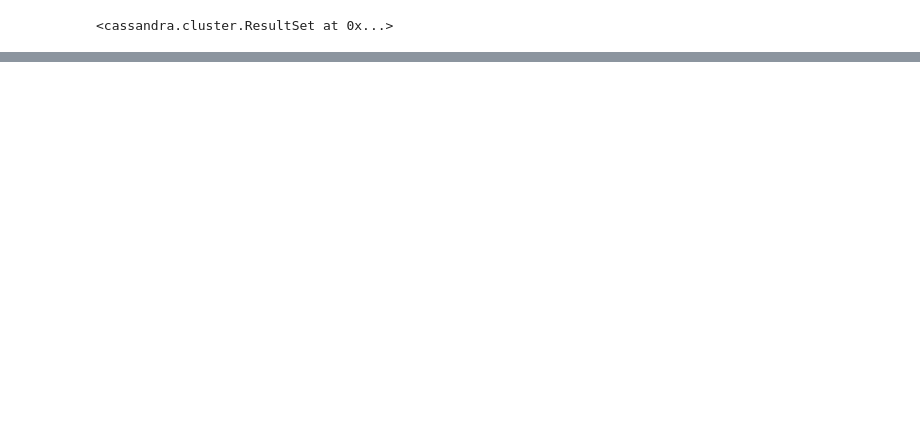
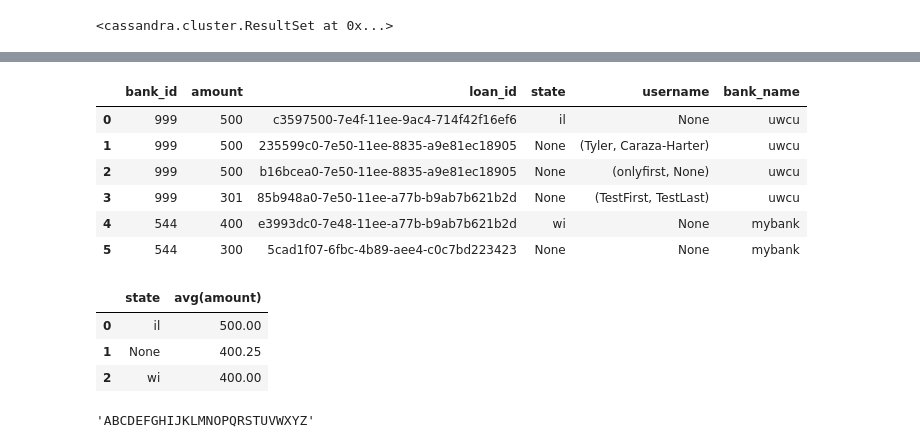
Before and after one commit to cs544-wisc/f23, a Jupyter notebook: lec/27-cassandra/1/demo/nb/demo.ipynb, the cells around one changed output, grey strips where cells are left out. Drawn from its saved outputs; the diff is of its cells as text; code cells hidden in the pictures; blank space fills up the shorter version.

```diff
--- a/lec/27-cassandra/1/demo/nb/demo.ipynb
+++ b/lec/27-cassandra/1/demo/nb/demo.ipynb
@@ -86,0 +171,7 @@ pd.DataFrame(cass.execute("select * from loans"))
+# %%
+from pyspark.sql import SparkSession
+spark = (SparkSession.builder
+         .appName("cs544")
+         .config('spark.jars.packages', 'com.datastax.spark:spark-cassandra-connector_2.12:3.4.0')
+         .config("spark.sql.extensions", "com.datastax.spark.connector.CassandraSparkExtensions")
+         .getOrCreate())
@@ -86,0 +200,24 @@ pd.DataFrame(cass.execute("select * from loans"))
+# %%
+spark.sql("""
+SELECT *
+FROM mycat.banking.loans
+""").toPandas()
+# %% [output]
+|  | bank_id | amount | loan_id | state | username | bank_name |
+| 0 | 999 | 500 | c3597500-7e4f-11ee-9ac4-714f42f16ef6 | il | None | uwcu |
+| 1 | 999 | 500 | 235599c0-7e50-11ee-8835-a9e81ec18905 | None | (Tyler, Caraza-Harter) | uwcu |
+| 2 | 999 | 500 | b16bcea0-7e50-11ee-8835-a9e81ec18905 | None | (onlyfirst, None) | uwcu |
+| 3 | 999 | 301 | 85b948a0-7e50-11ee-a77b-b9ab7b621b2d | None | (TestFirst, TestLast) | uwcu |
+| 4 | 544 | 400 | e3993dc0-7e48-11ee-a77b-b9ab7b621b2d | wi | None | mybank |
+| 5 | 544 | 300 | 5cad1f07-6fbc-4b89-aee4-c0c7bd223423 | None | None | mybank |
+# %%
+spark.sql("""
+select state, AVG(amount)
+from mycat.banking.loans
+GROUP BY state
+""").toPandas()
+# %% [output]
+|  | state | avg(amount) |
+| 0 | il | 500.00 |
+| 1 | None | 400.25 |
+| 2 | wi | 400.00 |
@@ -86,0 +229,4 @@ pd.DataFrame(cass.execute("select * from loans"))
+# %%
+string.ascii_uppercase
+# %% [output]
+'ABCDEFGHIJKLMNOPQRSTUVWXYZ'
```
Also changed, not shown: parts of 23 cells of this notebook, 1 other file.
